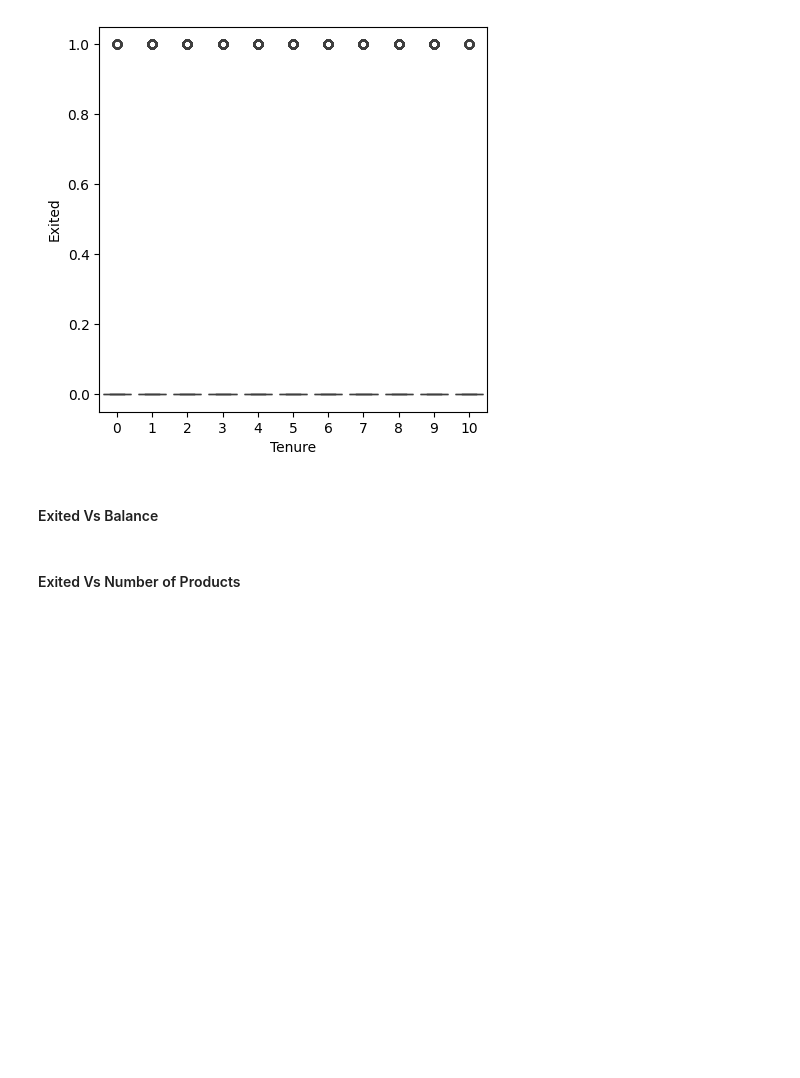
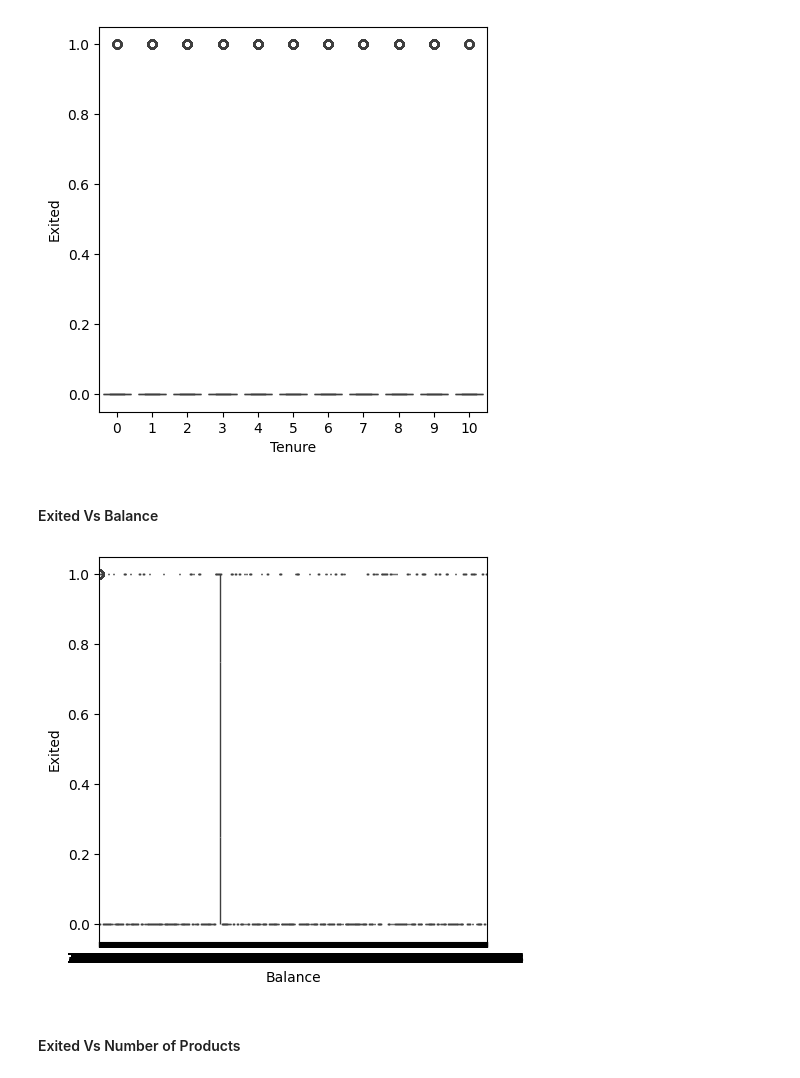
Before and after one commit to kurchania/Bank_Churn_Prediction_Low_code, a Jupyter notebook: Bank_Churn_Prediction_Low_code.ipynb, the cells around one changed output. Drawn from its saved outputs; the diff is of its cells as text; code cells hidden in the pictures; blank space fills up the shorter version.

```diff
--- a/Bank_Churn_Prediction_Low_code.ipynb
+++ b/Bank_Churn_Prediction_Low_code.ipynb
@@ -511,8 +514,11 @@ plt.show()
 #### Exited Vs Balance
 # %%
 plt.figure(figsize=(5,5))
-sns.boxplot(y='______',x='____',data=______)               ## Complete the code to plot the boxplot for Exited and Balance
+sns.boxplot(y='Exited',x='Balance',data=ds)               ## Complete the code to plot the boxplot for Exited and Balance
+          ## Complete the code to plot the boxplot for Exited and Balance
 plt.show()
+# %% [output]
+[figure, added]
 # %% [markdown]
 #### Exited Vs Number of Products
 # %%
```
Also changed, not shown: parts of 44 cells of this notebook.
